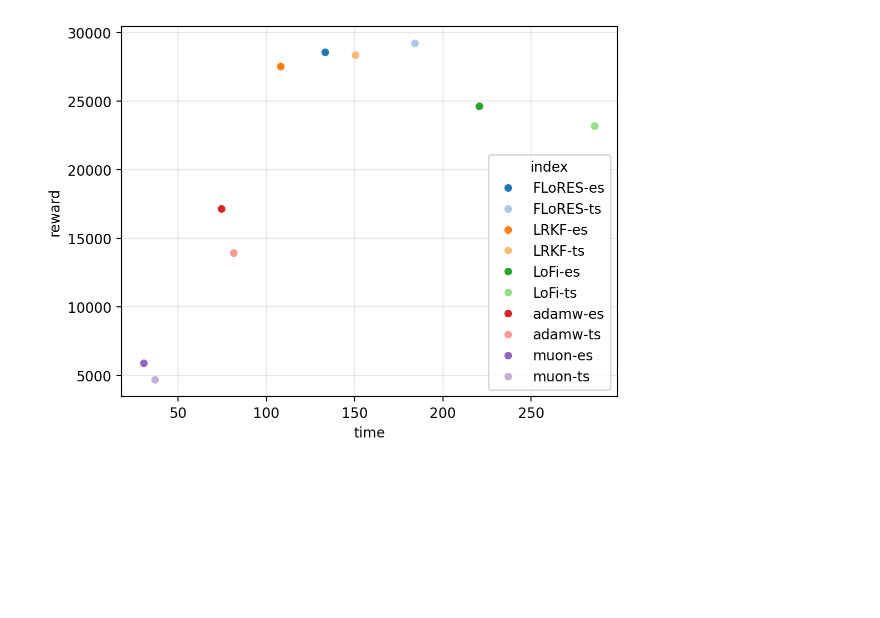
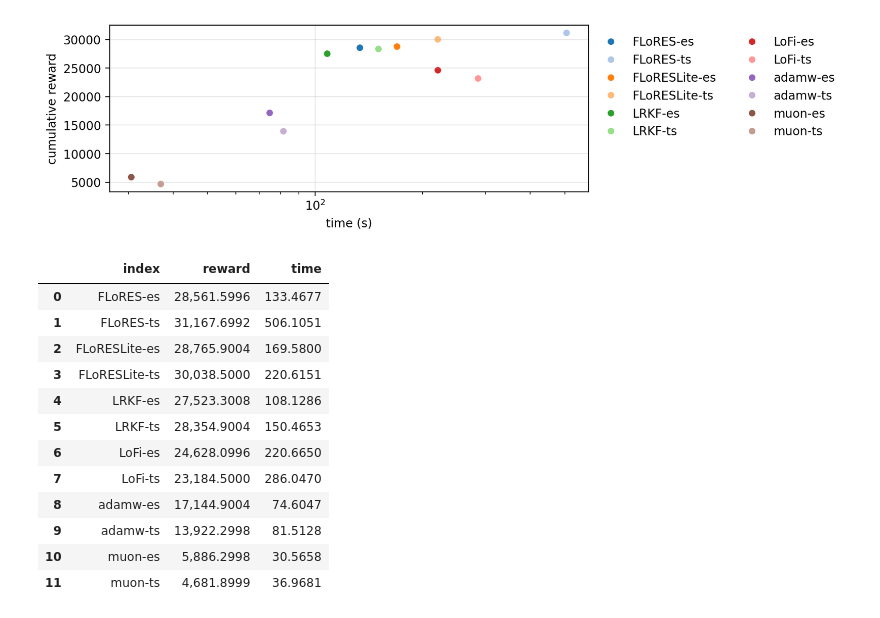
Before and after one commit to gerdm/low-rank-last-layer-inference, a Jupyter notebook: experiments/mnist-bandit-analysis.ipynb, the cells around one changed output. Cells and saved outputs as stored; diff of their text form; code cells hidden in the pictures; blank space fills up the shorter version.

```diff
--- a/experiments/mnist-bandit-analysis.ipynb
+++ b/experiments/mnist-bandit-analysis.ipynb
@@ -5,6 +5,8 @@ import numpy as np
 import matplotlib.pyplot as plt
 # %%
 import seaborn as sns
+# %%
+pd.set_option("display.float_format", lambda x: format(x, "0,.4f"))
 # %%
 sns.set_palette("colorblind")
 %config InlineBackend.figure_format = "retina"
@@ -88,4 +102,6 @@ Wall time: 1.6 s
 # %%
+fig, ax = plt.subplots(figsize=(7.2, 4.2 * 0.6))
+
 res_summary = pd.DataFrame.from_dict(res_methods, orient="index")
 
 sns.scatterplot(
@@ -93,6 +109,26 @@ sns.scatterplot(
     palette="tab20"
 )
 # plt.yscale("log")
+plt.legend(ncol=2, bbox_to_anchor=(1,1), frameon=False)
+plt.xscale("log")
+plt.xlabel("time (s)")
+plt.ylabel("cumulative reward")
 plt.grid(alpha=0.3)
 # %% [output]
-[figure, old version]
+[figure, new version]
+# %%
+res_summary.reset_index()
+# %% [output]
+|  | index | reward | time |
+| 0 | FLoRES-es | 28,561.5996 | 133.4677 |
+| 1 | FLoRES-ts | 31,167.6992 | 506.1051 |
+| 2 | FLoRESLite-es | 28,765.9004 | 169.5800 |
+| 3 | FLoRESLite-ts | 30,038.5000 | 220.6151 |
+| 4 | LRKF-es | 27,523.3008 | 108.1286 |
+| 5 | LRKF-ts | 28,354.9004 | 150.4653 |
+| 6 | LoFi-es | 24,628.0996 | 220.6650 |
+| 7 | LoFi-ts | 23,184.5000 | 286.0470 |
+| 8 | adamw-es | 17,144.9004 | 74.6047 |
+| 9 | adamw-ts | 13,922.2998 | 81.5128 |
+| 10 | muon-es | 5,886.2998 | 30.5658 |
+| 11 | muon-ts | 4,681.8999 | 36.9681 |
```
Also changed, not shown: parts of 5 cells of this notebook, 4 other files.
